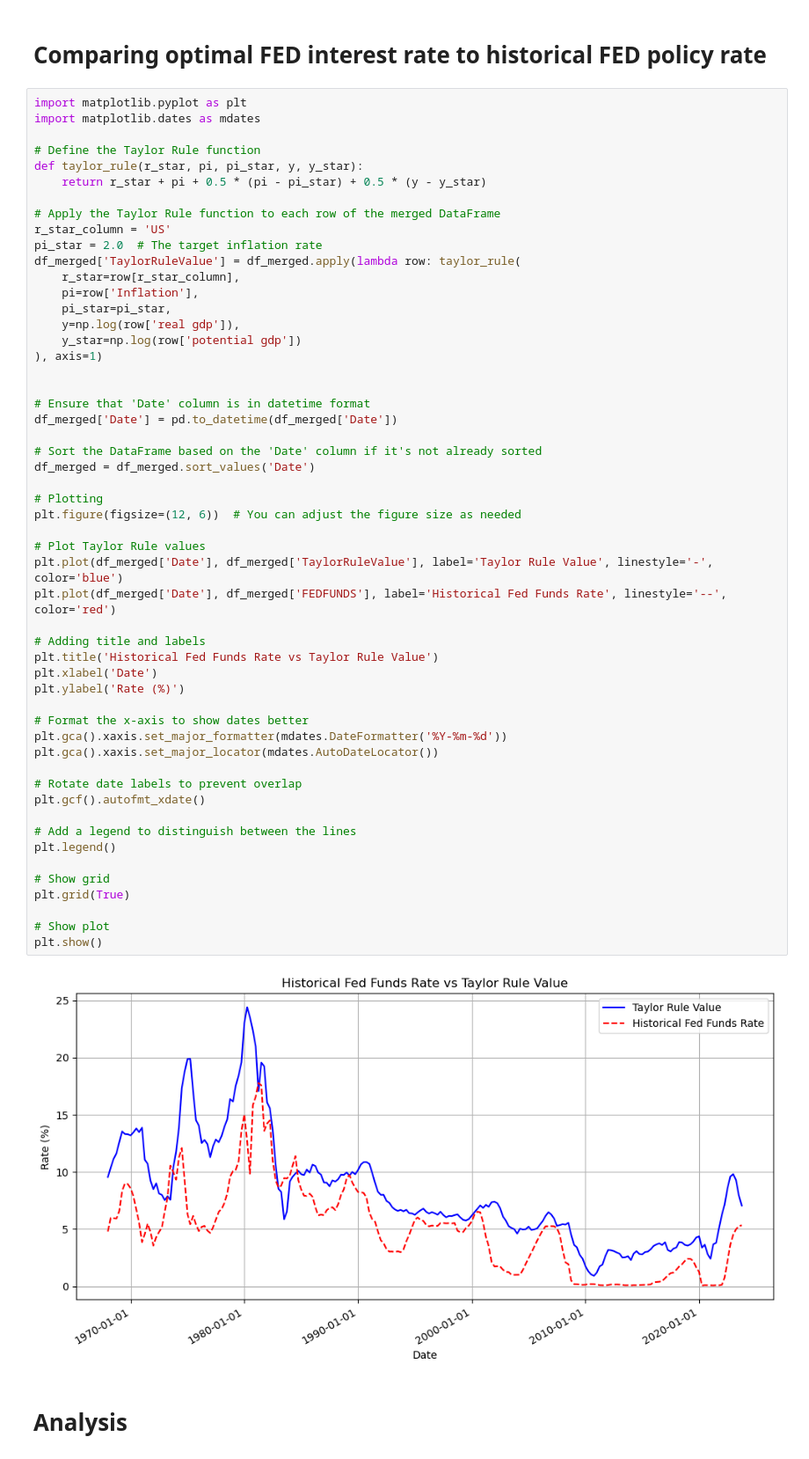
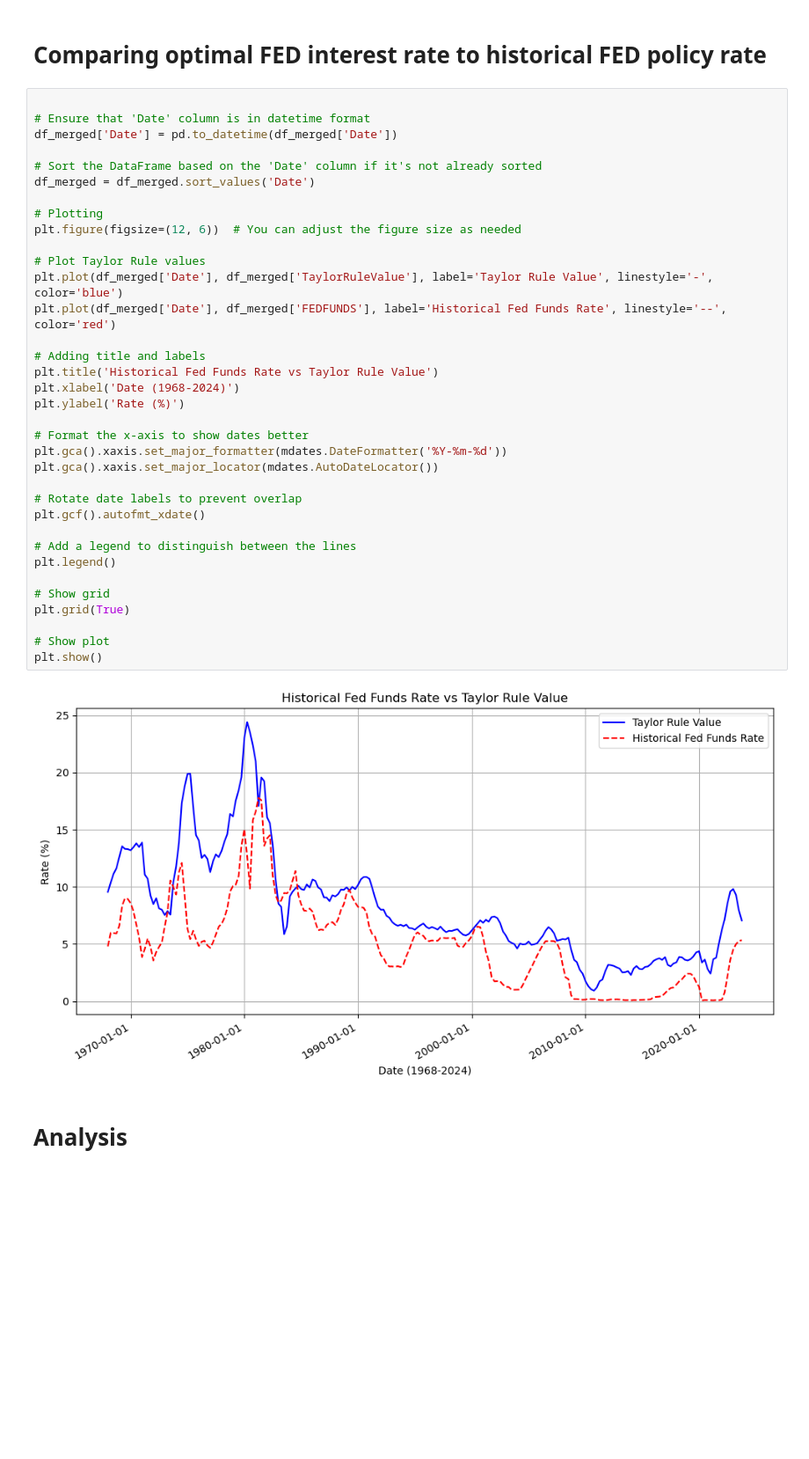
Before and after one commit to NumEconCopenhagen/projects-2024-alberto-frederik-patryk, a Jupyter notebook: dataproject/dataproject.ipynb, the cells around one changed output. Shown at 88% size. Drawn from its saved outputs; the diff is of its cells as text; blank space fills up the shorter version.

```diff
--- a/dataproject/dataproject.ipynb
+++ b/dataproject/dataproject.ipynb
@@ -253,24 +255,6 @@ plt.show()
 
 # Comparing optimal FED interest rate to historical FED policy rate
 # %%
-import matplotlib.pyplot as plt
-import matplotlib.dates as mdates
-
-# Define the Taylor Rule function
-def taylor_rule(r_star, pi, pi_star, y, y_star):
-    return r_star + pi + 0.5 * (pi - pi_star) + 0.5 * (y - y_star)
-
-# Apply the Taylor Rule function to each row of the merged DataFrame
-r_star_column = 'US'
-pi_star = 2.0  # The target inflation rate
-df_merged['TaylorRuleValue'] = df_merged.apply(lambda row: taylor_rule(
-    r_star=row[r_star_column],
-    pi=row['Inflation'],
-    pi_star=pi_star,
-    y=np.log(row['real gdp']),
-    y_star=np.log(row['potential gdp'])
-), axis=1)
-
 
 # Ensure that 'Date' column is in datetime format
 df_merged['Date'] = pd.to_datetime(df_merged['Date'])
@@ -278,34 +262,34 @@ df_merged['Date'] = pd.to_datetime(df_merged['Date'])
 # Sort the DataFrame based on the 'Date' column if it's not already sorted
 df_merged = df_merged.sort_values('Date')
 
 # Plotting
 plt.figure(figsize=(12, 6))  # You can adjust the figure size as needed
 
 # Plot Taylor Rule values
 plt.plot(df_merged['Date'], df_merged['TaylorRuleValue'], label='Taylor Rule Value', linestyle='-', color='blue')
 plt.plot(df_merged['Date'], df_merged['FEDFUNDS'], label='Historical Fed Funds Rate', linestyle='--', color='red')
 
 # Adding title and labels
 plt.title('Historical Fed Funds Rate vs Taylor Rule Value')
-plt.xlabel('Date')
+plt.xlabel('Date (1968-2024)')
 plt.ylabel('Rate (%)')
 
 # Format the x-axis to show dates better
 plt.gca().xaxis.set_major_formatter(mdates.DateFormatter('%Y-%m-%d'))
 plt.gca().xaxis.set_major_locator(mdates.AutoDateLocator())
 
 # Rotate date labels to prevent overlap
 plt.gcf().autofmt_xdate()
 
 # Add a legend to distinguish between the lines
 plt.legend()
 
 # Show grid
 plt.grid(True)
 
 # Show plot
 plt.show()
 # %% [output]
-[figure, old version]
+[figure, new version]
 # %% [markdown]
 # Analysis
```
Also changed, not shown: parts of 7 cells of this notebook.
